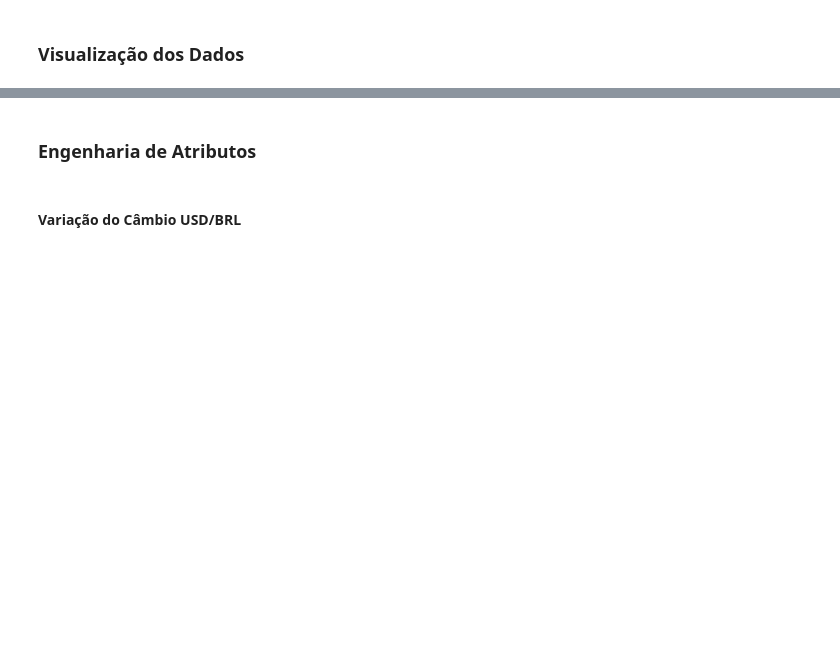
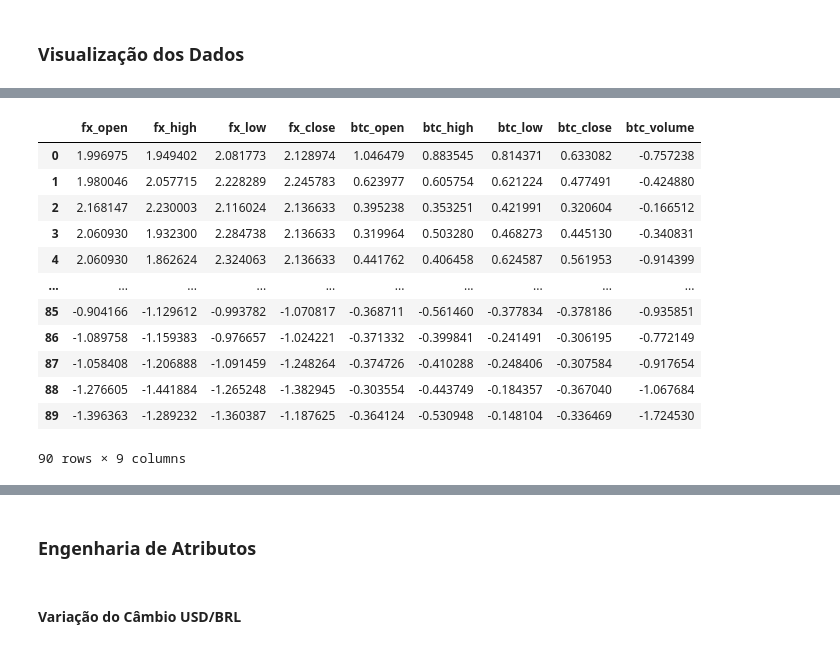
Before and after one commit to GabrielFePL/Machine-Learning-Fatec-Matao, a Jupyter notebook: Test1_05_05/Test_Machine_Learning.ipynb, the cells around one changed output, grey strips where cells are left out. Drawn from its saved outputs; the diff is of its cells as text; code cells hidden in the pictures; blank space fills up the shorter version.

```diff
--- a/Test1_05_05/Test_Machine_Learning.ipynb
+++ b/Test1_05_05/Test_Machine_Learning.ipynb
@@ -232,3 +241,21 @@ Data columns (total 9 columns):
  8   btc_volume  90 non-null     float64
 dtypes: float64(9)
 memory usage: 7.0 KB
+# %%
+fx_btc_normalized = standardScaler.fit_transform(fx_btc_df)
+fx_btc_normalized_df = pd.DataFrame(fx_btc_normalized, columns=fx_btc_df.columns)
+fx_btc_normalized_df
+# %% [output]
+|  | fx_open | fx_high | fx_low | fx_close | btc_open | btc_high | btc_low | btc_close | btc_volume |
+| 0 | 1.996975 | 1.949402 | 2.081773 | 2.128974 | 1.046479 | 0.883545 | 0.814371 | 0.633082 | -0.757238 |
+| 1 | 1.980046 | 2.057715 | 2.228289 | 2.245783 | 0.623977 | 0.605754 | 0.621224 | 0.477491 | -0.424880 |
+| 2 | 2.168147 | 2.230003 | 2.116024 | 2.136633 | 0.395238 | 0.353251 | 0.421991 | 0.320604 | -0.166512 |
+| 3 | 2.060930 | 1.932300 | 2.284738 | 2.136633 | 0.319964 | 0.503280 | 0.468273 | 0.445130 | -0.340831 |
+| 4 | 2.060930 | 1.862624 | 2.324063 | 2.136633 | 0.441762 | 0.406458 | 0.624587 | 0.561953 | -0.914399 |
+| ... | ... | ... | ... | ... | ... | ... | ... | ... | ... |
+| 85 | -0.904166 | -1.129612 | -0.993782 | -1.070817 | -0.368711 | -0.561460 | -0.377834 | -0.378186 | -0.935851 |
+| 86 | -1.089758 | -1.159383 | -0.976657 | -1.024221 | -0.371332 | -0.399841 | -0.241491 | -0.306195 | -0.772149 |
+| 87 | -1.058408 | -1.206888 | -1.091459 | -1.248264 | -0.374726 | -0.410288 | -0.248406 | -0.307584 | -0.917654 |
+| 88 | -1.276605 | -1.441884 | -1.265248 | -1.382945 | -0.303554 | -0.443749 | -0.184357 | -0.367040 | -1.067684 |
+| 89 | -1.396363 | -1.289232 | -1.360387 | -1.187625 | -0.364124 | -0.530948 | -0.148104 | -0.336469 | -1.724530 |
+90 rows × 9 columns
```
Also changed, not shown: parts of 44 cells of this notebook.
